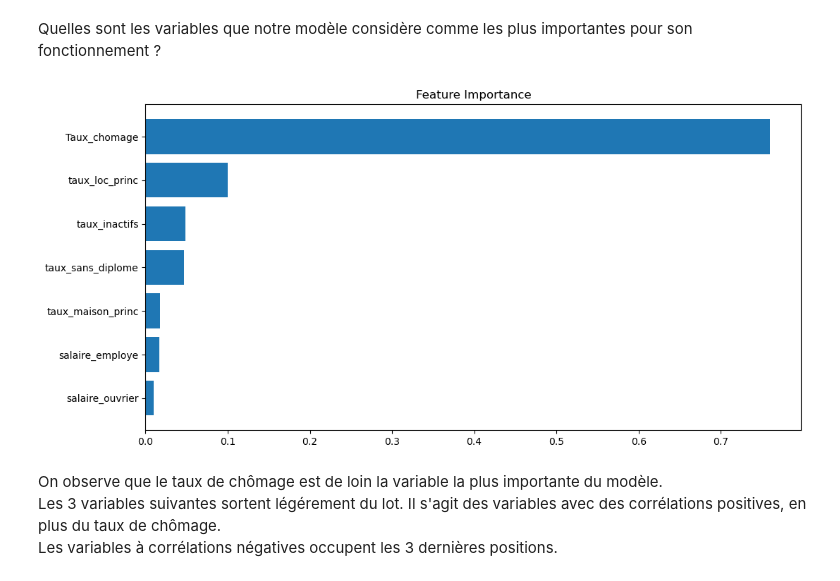
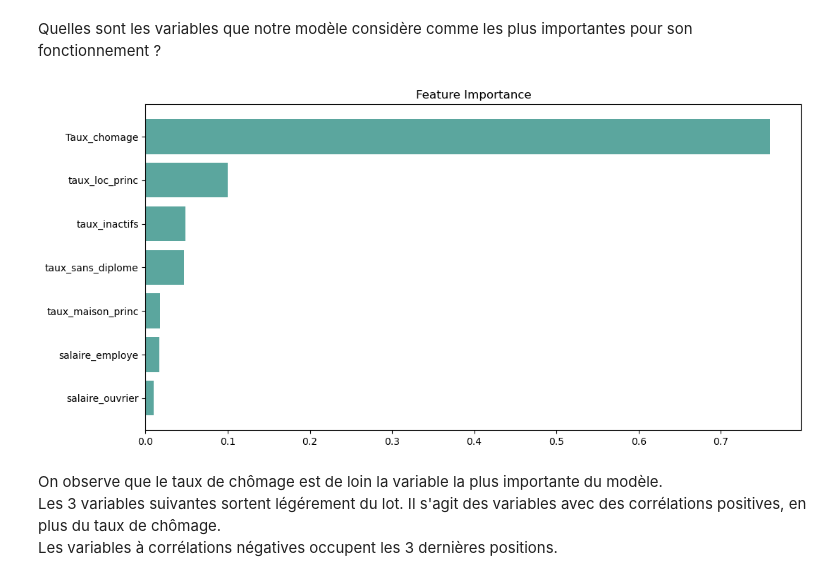
Before and after one commit to Mariehf64/fev23cda_french_industry, a Jupyter notebook: notebooks/Dataset 2020 - variables MH+VR & features importance.ipynb, the cells around one changed output. Saved outputs shown, nothing was run; the diff lists cells and outputs as text; code cells hidden in the pictures.

```diff
--- a/notebooks/Dataset 2020 - variables MH+VR & features importance.ipynb
+++ b/notebooks/Dataset 2020 - variables MH+VR & features importance.ipynb
@@ -435,18 +435,18 @@ Quelles sont les variables que notre modèle considère comme les plus important
 # %%
 feature_names = X_train.columns
 feature_importance = model.feature_importances_
 sorted_idx = np.argsort(feature_importance)
 pos = np.arange(sorted_idx.shape[0]) + 0.5
 fig = plt.figure(figsize=(12, 6))
 plt.subplot(1, 1, 1)
-plt.barh(pos, feature_importance[sorted_idx], align="center")
+plt.barh(pos, feature_importance[sorted_idx], align="center", color='#5BA69E')
 plt.yticks(pos, np.array(feature_names)[sorted_idx])
 plt.title("Feature Importance")
 
 
 plt.show()
 # %% [output]
-[figure, old version]
+[figure, new version]
 # %% [markdown]
 On observe que le taux de chômage est de loin la variable la plus importante du modèle.
 Les 3 variables suivantes sortent légérement du lot. Il s'agit des variables avec des corrélations positives, en plus du taux de chômage.
```
Also changed, not shown: parts of 14 cells of this notebook.
